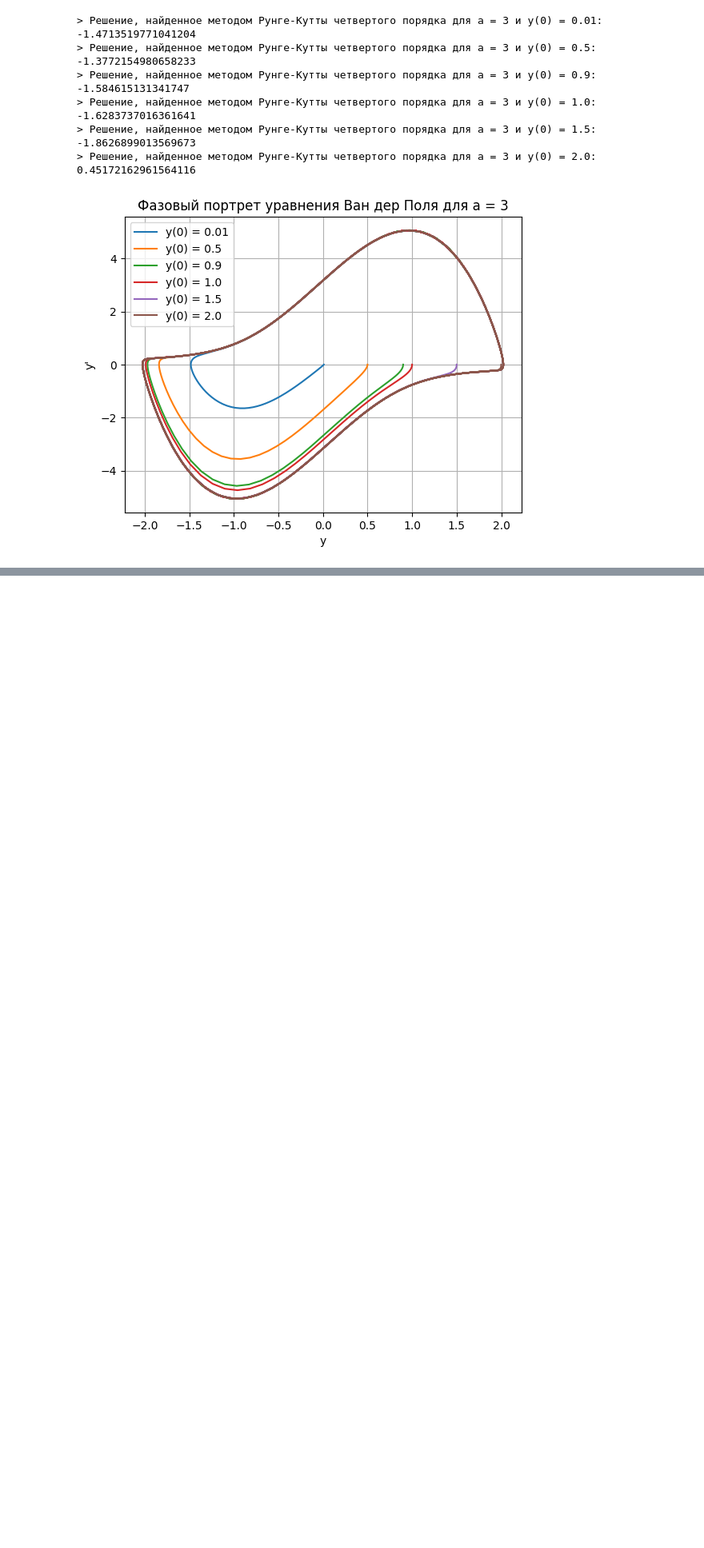
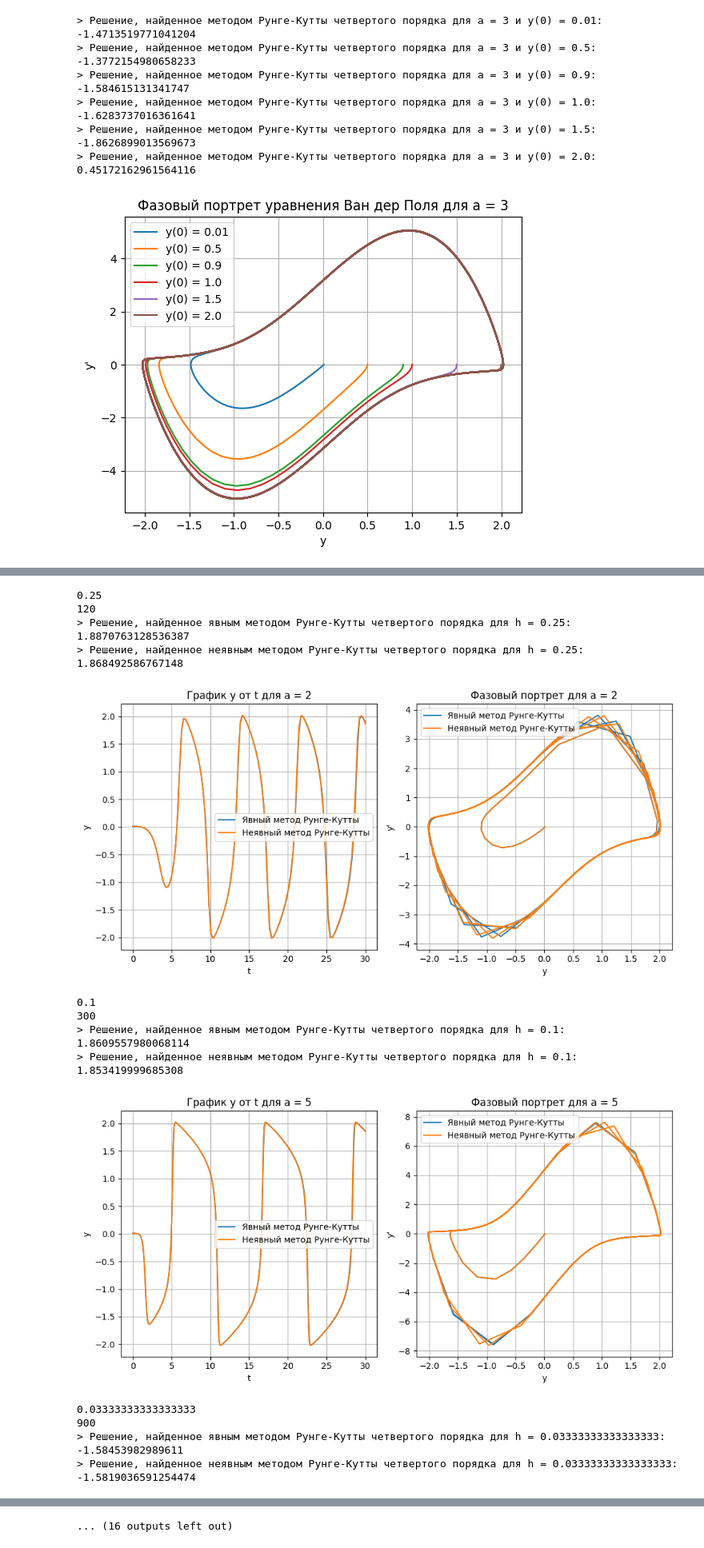
Before and after one commit to d-r-tikhonov/Computational_Mathematics, a Jupyter notebook: Уравнение Ван дер Поля.ipynb, the cells around one changed output, grey strips where cells are left out. Shown at 80% size. Cells and saved outputs as stored; diff of their text form; code cells hidden in the pictures; blank space fills up the shorter version.

Commit message:
Considered methods convergence over a grid

```diff
--- a/Уравнение Ван дер Поля.ipynb
+++ b/Уравнение Ван дер Поля.ipynb
@@ -455,0 +498,60 @@ for a_value in a_list:
+# %%
+from math import sqrt
+
+# Фиксируем параметры (исследуем для a > 2)
+a_list = [2, 5, 15, 17, 18, 20, 36, 37, 40, 50, 100, 250, 500, 1000]
+xy_vec0 = [0.01, 0.0]
+# xy_vec0 = [2.00, 0.0]
+
+t_start = 0
+t_end = 30
+
+for a_value in a_list:
+    h = 1 / (2 * a_value)
+    print(h)
+    N = int((t_end - t_start) / h)
+    print(N)
+    t = np.linspace(t_start, t_end, N)
+    van_der_pol_a = partial(van_der_pol, a=a_value)
+    y_explicit = explicit_rk4_method(van_der_pol_a, xy_vec0, t)
+    y_implicit = implicit_rk4_method(van_der_pol_a, xy_vec0, t)
+
+    fig, axs = plt.subplots(1, 2, figsize=(10, 5))
+
+    # Строим y(t)
+    axs[0].plot(t, y_explicit[:, 0], label=f'Явный метод Рунге-Кутты')
+    print(f"> Решение, найденное явным методом Рунге-Кутты четвертого порядка для h = {h}: {y_explicit[-1, 0]}")
+    axs[0].plot(t, y_implicit[:, 0], label=f'Неявный метод Рунге-Кутты')
+    print(f"> Решение, найденное неявным методом Рунге-Кутты четвертого порядка для h = {h}: {y_implicit[-1, 0]}")
+    axs[0].set_title(f'График y от t для a = {a_value}')
+    axs[0].set_xlabel('t')
+    axs[0].set_ylabel('y')
+    axs[0].grid(True)
+    axs[0].legend()
+
+    # Строим фазовый портрет
+    axs[1].plot(y_explicit[:, 0], y_explicit[:, 1], label=f'Явный метод Рунге-Кутты')
+    axs[1].plot(y_implicit[:, 0], y_implicit[:, 1], label=f'Неявный метод Рунге-Кутты')
+    axs[1].set_title(f'Фазовый портрет для a = {a_value}')
+    axs[1].set_xlabel('y')
+    axs[1].set_ylabel('y\'')
+    axs[1].grid(True)
+    axs[1].legend()
+
+    plt.tight_layout()
+    plt.show()
+# %% [output]
+0.25
+120
+> Решение, найденное явным методом Рунге-Кутты четвертого порядка для h = 0.25: 1.8870763128536387
+> Решение, найденное неявным методом Рунге-Кутты четвертого порядка для h = 0.25: 1.868492586767148
+[figure, added]
+0.1
+300
+> Решение, найденное явным методом Рунге-Кутты четвертого порядка для h = 0.1: 1.8609557980068114
+> Решение, найденное неявным методом Рунге-Кутты четвертого порядка для h = 0.1: 1.853419999685308
+[figure, added]
+0.03333333333333333
+900
+> Решение, найденное явным методом Рунге-Кутты четвертого порядка для h = 0.03333333333333333: -1.58453982989611
+> Решение, найденное неявным методом Рунге-Кутты четвертого порядка для h = 0.03333333333333333: -1.5819036591254474
@@ -455,0 +574 @@ for a_value in a_list:
+... (16 outputs left out)
```
Also changed, not shown: parts of 7 cells of this notebook.
